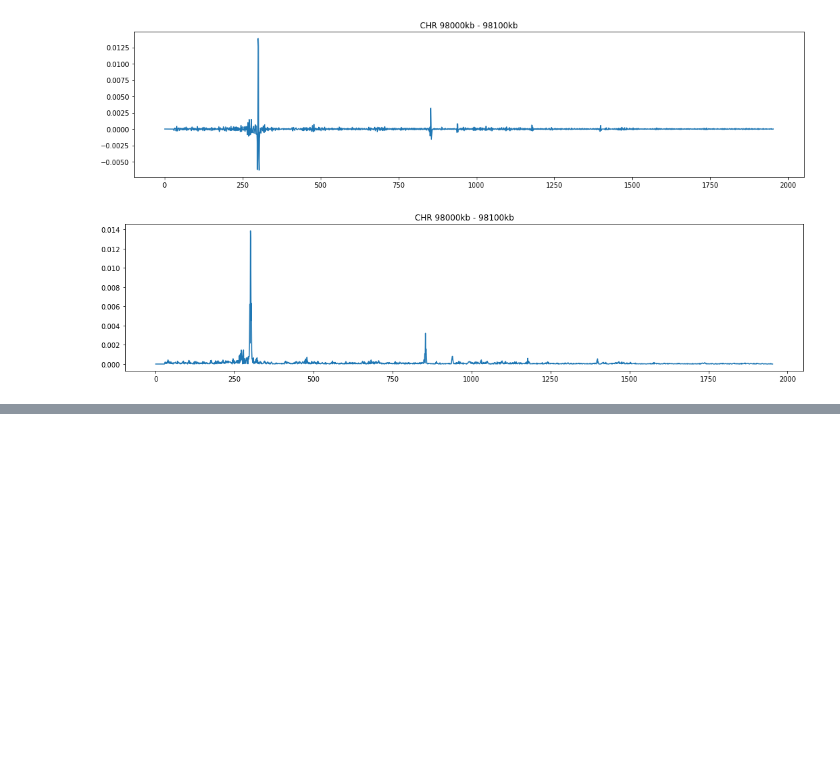
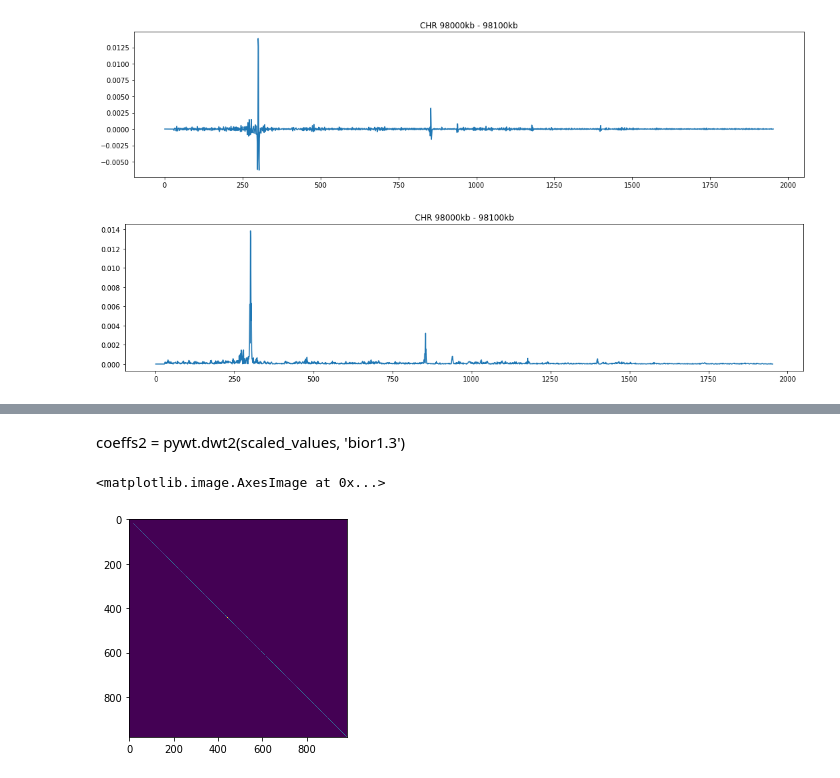
Before and after one commit to orionpax00/ChrVis, a Jupyter notebook: scripts/Signal_analysis_of_contact_freqency.ipynb, the cells around one changed output, grey strips where cells are left out. Saved outputs shown, nothing was run; the diff lists cells and outputs as text; code cells hidden in the pictures; blank space fills up the shorter version.

```diff
--- a/scripts/Signal_analysis_of_contact_freqency.ipynb
+++ b/scripts/Signal_analysis_of_contact_freqency.ipynb
@@ -121,0 +133,7 @@ plt.show()
+# %% [markdown]
+coeffs2 = pywt.dwt2(scaled_values, 'bior1.3')
+# %%
+plt.imshow(np.load('wt.npy'))
+# %% [output]
+<matplotlib.image.AxesImage at 0x...>
+[figure, added]
```
Also changed, not shown: parts of 5 cells of this notebook, 6 other files.
